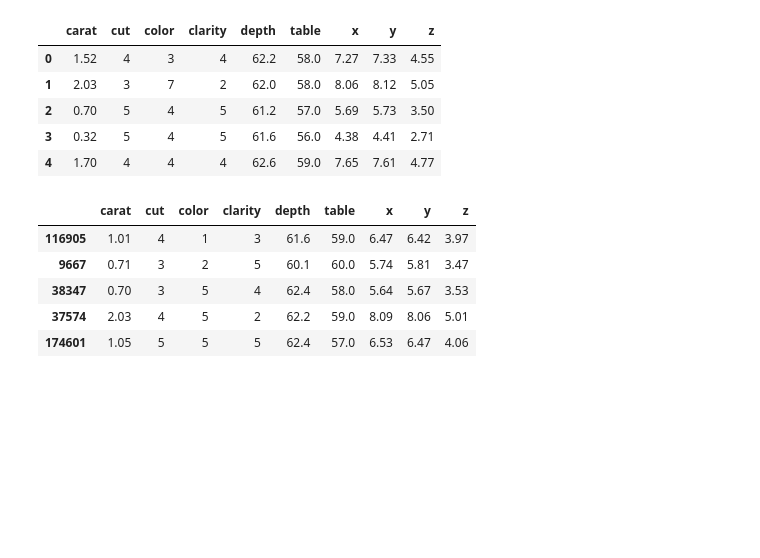
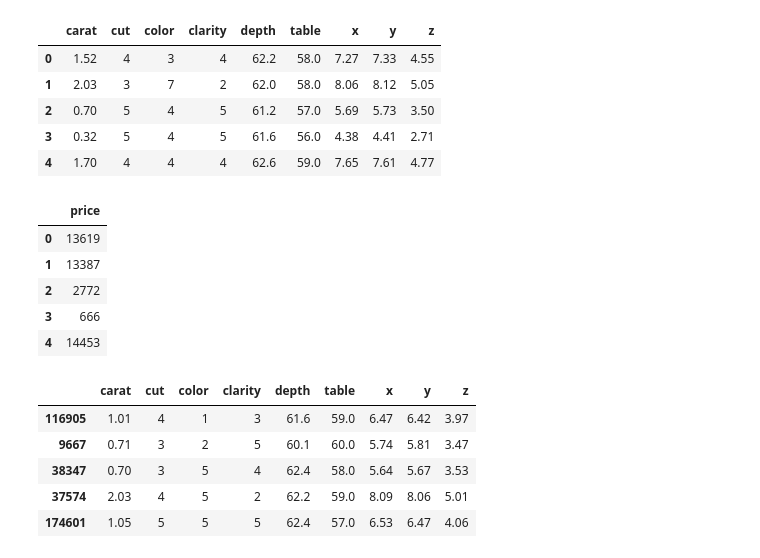
Before and after one commit to Shiva-Prasad-Naroju/MLOps-end-to-end-prac, a Jupyter notebook: experiment/experiments.ipynb, the cells around one changed output. Cells and saved outputs as stored; diff of their text form; code cells hidden in the pictures; blank space fills up the shorter version.

```diff
--- a/experiment/experiments.ipynb
+++ b/experiment/experiments.ipynb
@@ -210,6 +210,15 @@ X.head()
 | 2 | 0.70 | 5 | 4 | 5 | 61.2 | 57.0 | 5.69 | 5.73 | 3.50 |
 | 3 | 0.32 | 5 | 4 | 5 | 61.6 | 56.0 | 4.38 | 4.41 | 2.71 |
 | 4 | 1.70 | 4 | 4 | 4 | 62.6 | 59.0 | 7.65 | 7.61 | 4.77 |
+# %%
+y.head()
+# %% [output]
+|  | price |
+| 0 | 13619 |
+| 1 | 13387 |
+| 2 | 2772 |
+| 3 | 666 |
+| 4 | 14453 |
 # %%
 num_pipeline = Pipeline(
     steps=[
```
